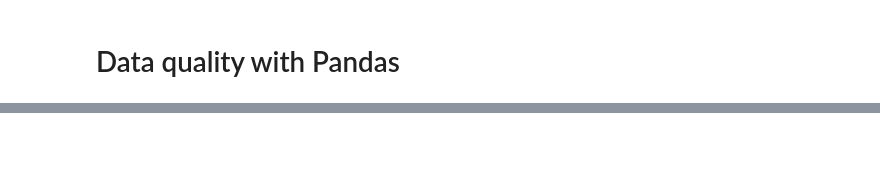
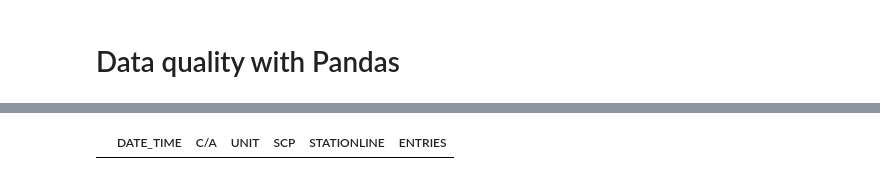
Before and after one commit to druce/MTA, a Jupyter notebook: MTA.ipynb, the cells around one changed output, grey strips where cells are left out. Drawn from its saved outputs; the diff is of its cells as text; code cells hidden in the pictures; blank space fills up the shorter version.

```diff
--- a/MTA.ipynb
+++ b/MTA.ipynb
@@ -405,2 +241,0 @@ Wall time: 700 ms
-# %%
-pd.options.display.max_rows=500
@@ -472,12 +266,14 @@ df.head()
 # %%
 # check for dupes
 z = df \
- .groupby(["DATE_TIME", "C/A", "UNIT", "SCP", "STATION", ]) \
+ .groupby(["DATE_TIME", "C/A", "UNIT", "SCP", "STATIONLINE", ]) \
  .ENTRIES.count() \
  .reset_index() \
  .sort_values("ENTRIES", ascending=False)
 # %%
-z.loc[z["ENTRIES"]>=2].sort_values("DATE")
+z.loc[z["ENTRIES"]>=2].sort_values("DATE_TIME")
+# %% [output]
+|  | DATE_TIME | C/A | UNIT | SCP | STATIONLINE | ENTRIES |
 # %%
 # inpect dupes if any
 # z = df.loc[(df['C/A']=='N507') & (df['UNIT']=='R023') & (df['SCP']=='00-00-03')]
```
Also changed, not shown: parts of 55 cells of this notebook, 2 other files.
